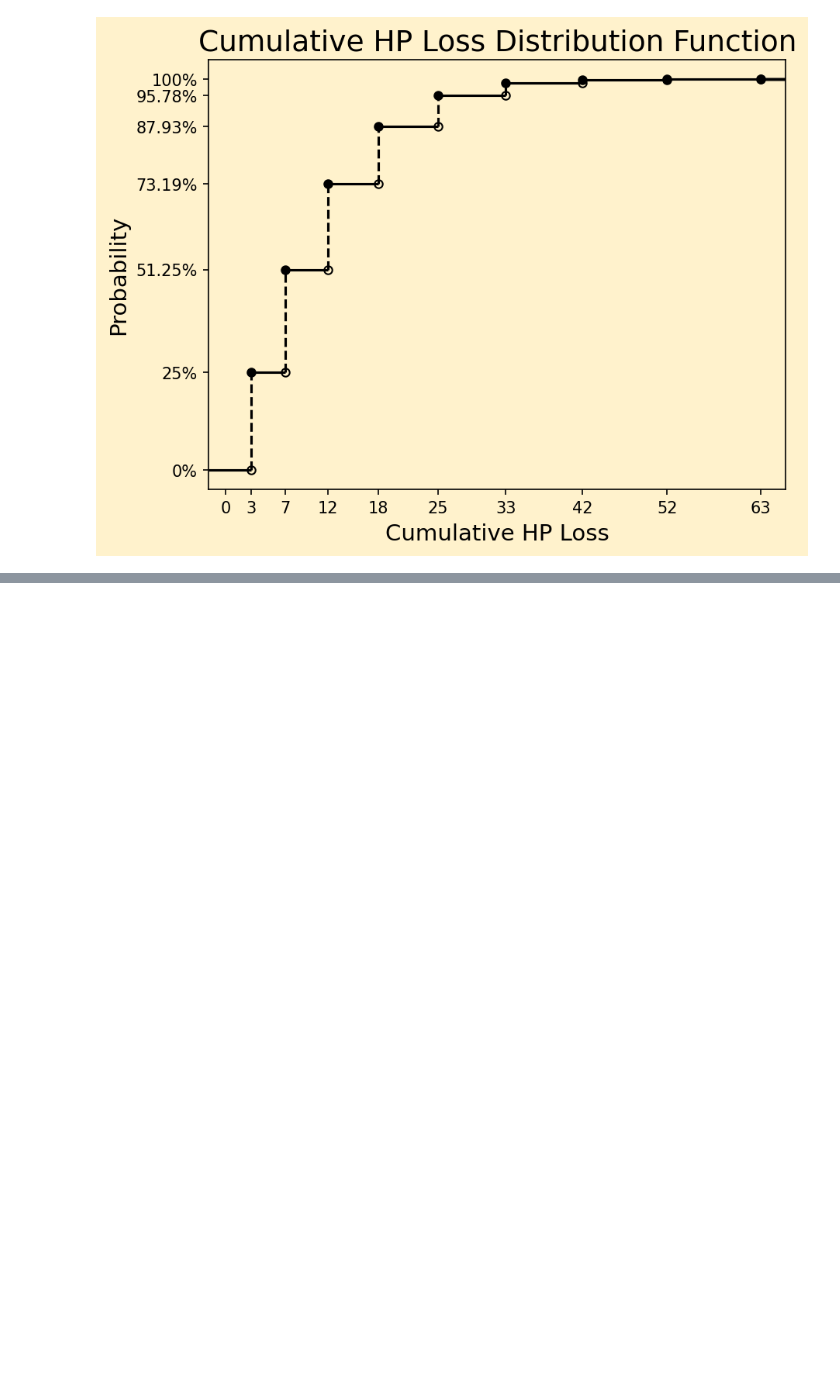
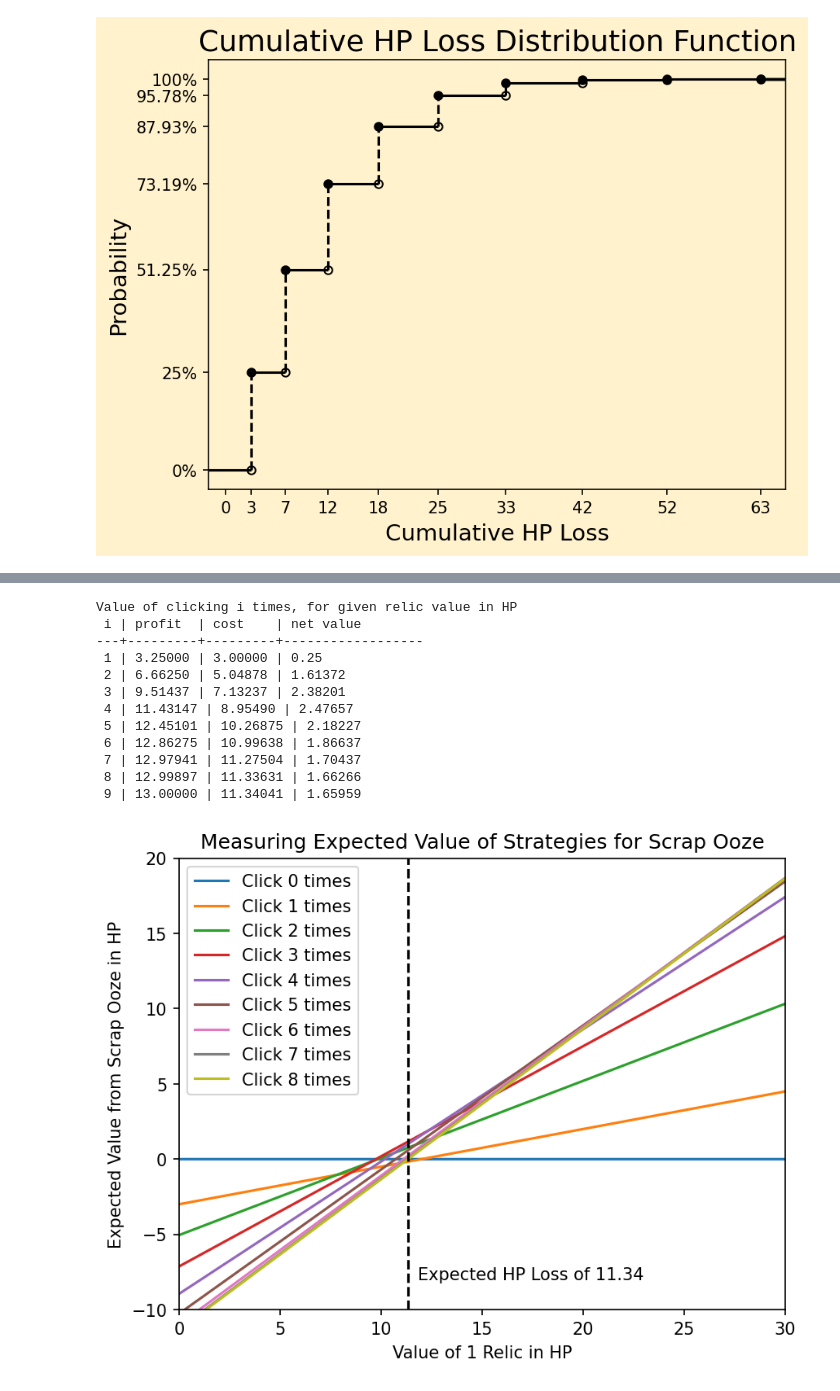
Before and after one commit to michaelplunkett/Slay-the-Spire-Probability-Analysis, a Jupyter notebook: Scrap-ooze.ipynb, the cells around one changed output, grey strips where cells are left out. Saved outputs shown, nothing was run; the diff lists cells and outputs as text; code cells hidden in the pictures; blank space fills up the shorter version.

Commit message:
Made Plot on measuring expected value of different strategies

```diff
--- a/Scrap-ooze.ipynb
+++ b/Scrap-ooze.ipynb
@@ -251,0 +260,58 @@ print(reward_value_at_step)
+# %%
+def step_value_in_HP(i, relic_to_HP):
+    if i == 0:
+        return 0
+    elif i >= n:
+        i = n
+    cost = 0
+    for j in range(i):
+        cost += subseq_cum_HP_loss[0][j] * subseq_p_win[0][j]
+    cost = cost / subseq_cum_p_win[0][i-1]
+    return subseq_cum_p_win[0][i-1]*relic_to_HP - cost
+
+relic_to_HP = 13
+
+print()
+print("Value of clicking i times, for given relic value in HP")
+print(" i | profit  | cost    | net value")
+print("---+---------+---------+------------------")
+for i in range(n):
+    cost = 0
+    for j in range(i+1):
+        cost += subseq_cum_HP_loss[0][j] * subseq_p_win[0][j]
+    cost = cost / subseq_cum_p_win[0][i]
+    value = f"{step_value_in_HP(i+1, relic_to_HP):.5f}".rstrip('0').rstrip('.')
+    line = f" {i+1} | {subseq_cum_p_win[0][i]*relic_to_HP:.5f} | {cost:.5f} | {value:10}"
+    print(line)
+
+relic_to_HP_pts = np.arange(0, 30, 0.01)
+step_value_in_HP_pts = np.empty((n, len(relic_to_HP_pts)))
+for i in range(n):
+    step_value_in_HP_pts[i] = step_value_in_HP(i, relic_to_HP_pts)
+
+fig, ax = plt.subplots(dpi=150)
+for i in range(n):
+    plt.plot(relic_to_HP_pts, step_value_in_HP_pts[i], label=f"Click {i} times")
+plt.vlines(x=Expected_HP_loss_A1[0], ymin=-10, ymax=20, color='k', linestyles='--')
+plt.annotate(f"Expected HP Loss of {Expected_HP_loss_A1[0]:.2f}", xy=(11.8,-8))
+plt.xlim([0, 30])
+plt.ylim([-10,20])
+plt.title("Measuring Expected Value of Strategies for Scrap Ooze")
+plt.xlabel("Value of 1 Relic in HP")
+plt.ylabel("Expected Value from Scrap Ooze in HP")
+plt.legend()
+plt.show()
+# %% [output]
+Value of clicking i times, for given relic value in HP
+ i | profit  | cost    | net value
+---+---------+---------+------------------
+ 1 | 3.25000 | 3.00000 | 0.25
+ 2 | 6.66250 | 5.04878 | 1.61372
+ 3 | 9.51437 | 7.13237 | 2.38201
+ 4 | 11.43147 | 8.95490 | 2.47657
+ 5 | 12.45101 | 10.26875 | 2.18227
+ 6 | 12.86275 | 10.99638 | 1.86637
+ 7 | 12.97941 | 11.27504 | 1.70437
+ 8 | 12.99897 | 11.33631 | 1.66266
+ 9 | 13.00000 | 11.34041 | 1.65959
+[figure, added]
```
Also changed, not shown: parts of 1 cell of this notebook, 1 other file.
